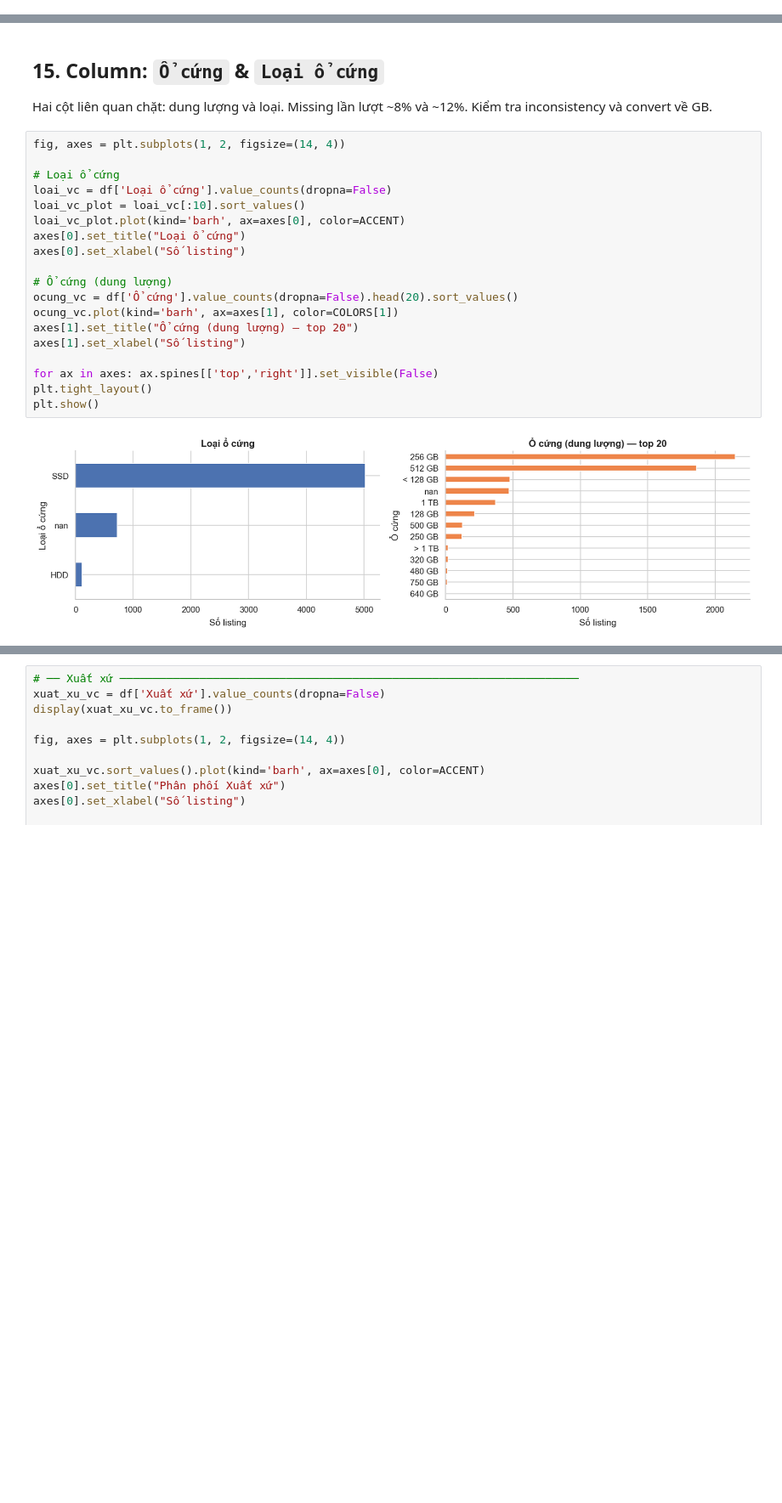
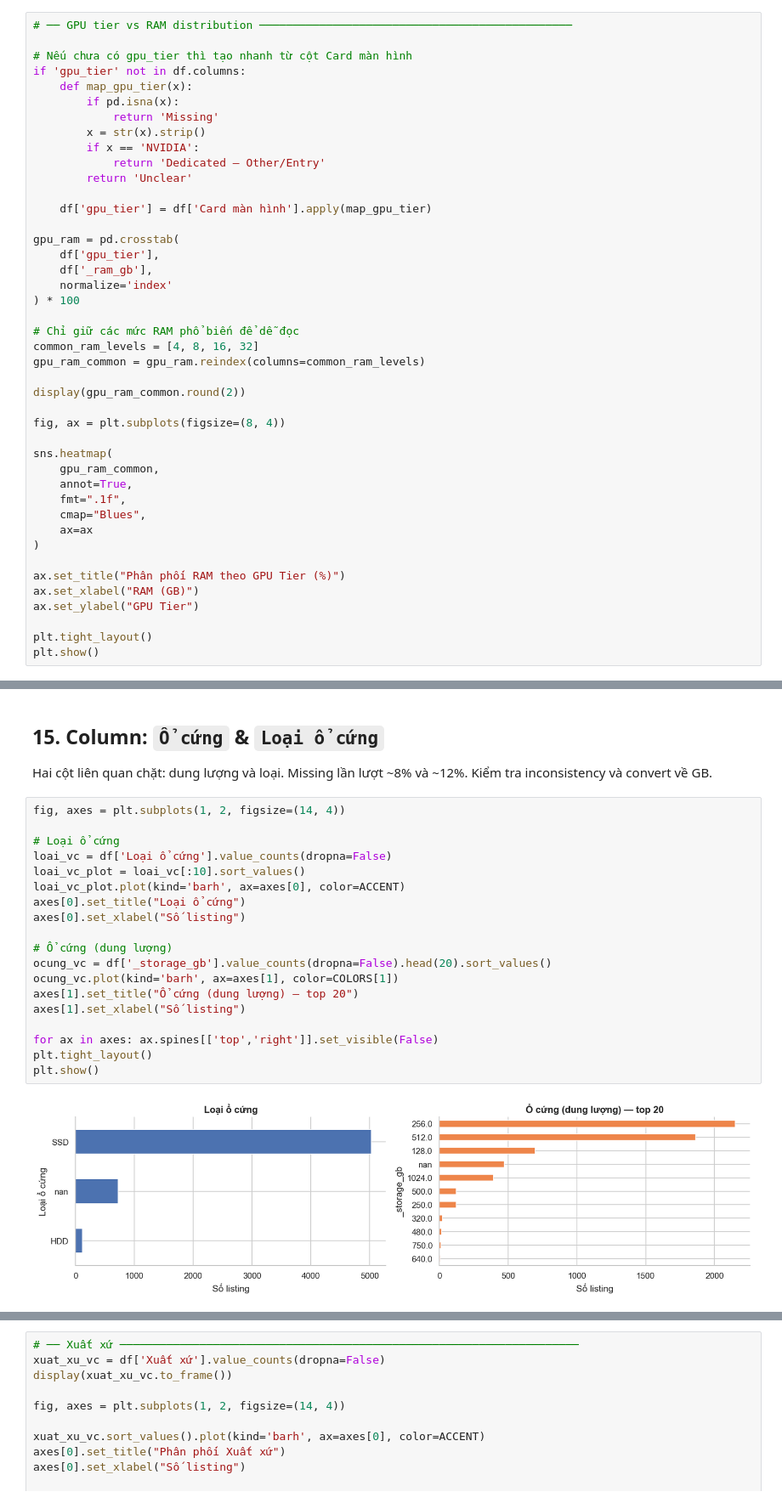
Before and after one commit to thisYui/Laptop-Price-Prediction, a Jupyter notebook: notebooks/data/01a_chotot_inspection.ipynb, the cells around one changed output, grey strips where cells are left out. Shown at 85% size. Cells and saved outputs as stored; diff of their text form; blank space fills up the shorter version.

```diff
--- a/notebooks/data/01a_chotot_inspection.ipynb
+++ b/notebooks/data/01a_chotot_inspection.ipynb
@@ -4224,0 +4723,43 @@ Laptop gaming (title/dòng máy) mà thiếu GPU: 24
+# %%
+# ── GPU tier vs RAM distribution ───────────────────────────────────────────────
+
+# Nếu chưa có gpu_tier thì tạo nhanh từ cột Card màn hình
+if 'gpu_tier' not in df.columns:
+    def map_gpu_tier(x):
+        if pd.isna(x):
+            return 'Missing'
+        x = str(x).strip()
+        if x == 'NVIDIA':
+            return 'Dedicated — Other/Entry'
+        return 'Unclear'
+
+    df['gpu_tier'] = df['Card màn hình'].apply(map_gpu_tier)
+
+gpu_ram = pd.crosstab(
+    df['gpu_tier'],
+    df['_ram_gb'],
+    normalize='index'
+) * 100
+
+# Chỉ giữ các mức RAM phổ biến để dễ đọc
+common_ram_levels = [4, 8, 16, 32]
+gpu_ram_common = gpu_ram.reindex(columns=common_ram_levels)
+
+display(gpu_ram_common.round(2))
+
+fig, ax = plt.subplots(figsize=(8, 4))
+
+sns.heatmap(
+    gpu_ram_common,
+    annot=True,
+    fmt=".1f",
+    cmap="Blues",
+    ax=ax
+)
+
+ax.set_title("Phân phối RAM theo GPU Tier (%)")
+ax.set_xlabel("RAM (GB)")
+ax.set_ylabel("GPU Tier")
+
+plt.tight_layout()
+plt.show()
@@ -4229,21 +5035,21 @@ Hai cột liên quan chặt: dung lượng và loại. Missing lần lượt ~8%
 # %%
 fig, axes = plt.subplots(1, 2, figsize=(14, 4))
 
 # Loại ổ cứng
 loai_vc = df['Loại ổ cứng'].value_counts(dropna=False)
 loai_vc_plot = loai_vc[:10].sort_values()
 loai_vc_plot.plot(kind='barh', ax=axes[0], color=ACCENT)
 axes[0].set_title("Loại ổ cứng")
 axes[0].set_xlabel("Số listing")
 
 # Ổ cứng (dung lượng)
-ocung_vc = df['Ổ cứng'].value_counts(dropna=False).head(20).sort_values()
+ocung_vc = df['_storage_gb'].value_counts(dropna=False).head(20).sort_values()
 ocung_vc.plot(kind='barh', ax=axes[1], color=COLORS[1])
 axes[1].set_title("Ổ cứng (dung lượng) — top 20")
 axes[1].set_xlabel("Số listing")
 
 for ax in axes: ax.spines[['top','right']].set_visible(False)
 plt.tight_layout()
 plt.show()
 # %% [output]
-[figure, old version]
+[figure, new version]
```
Also changed, not shown: parts of 65 cells of this notebook.
